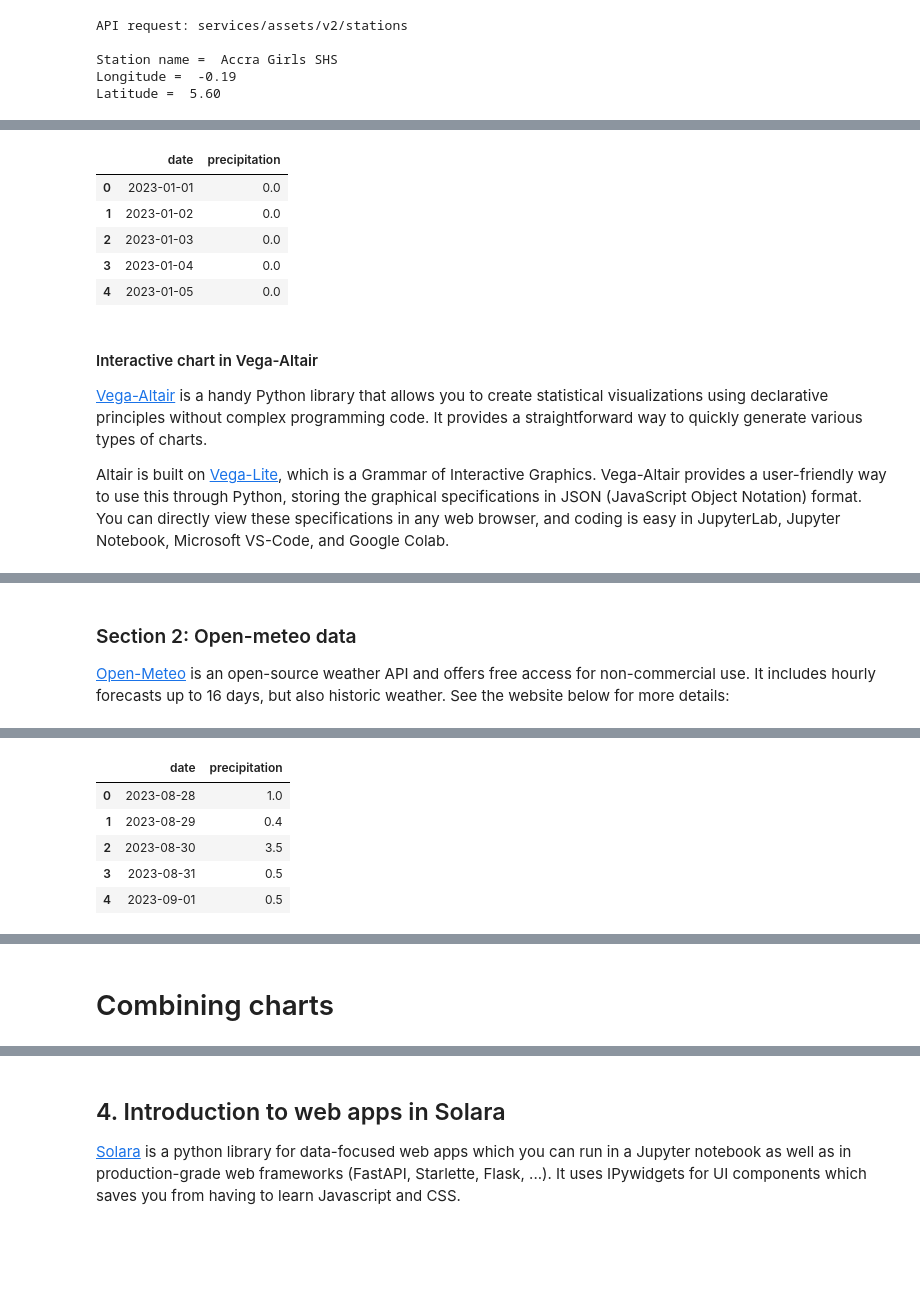
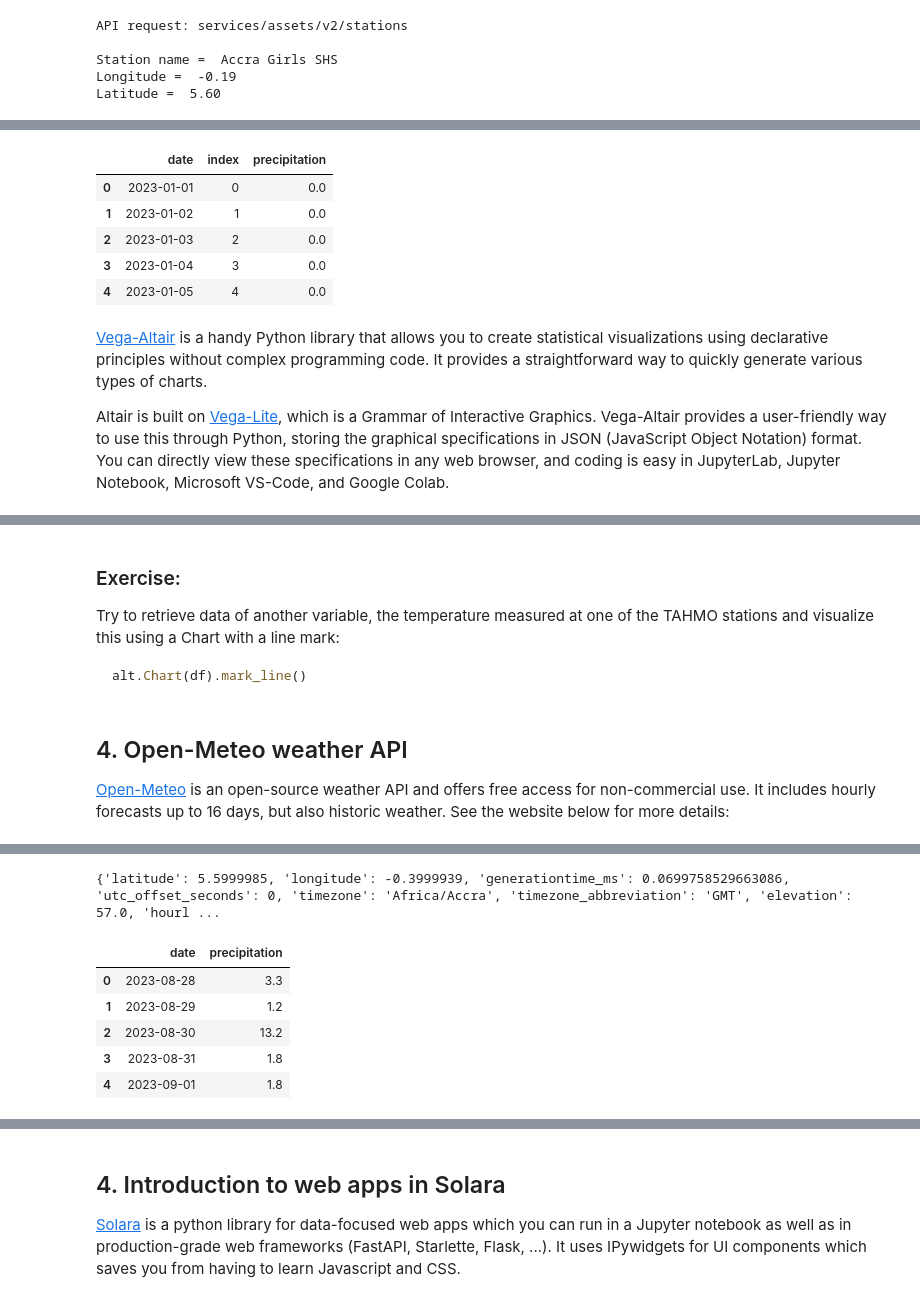
Before and after one commit to tstolp/building-meteorological-dashboards-training, a Jupyter notebook: training-notebook.ipynb, the cells around one changed output, grey strips where cells are left out. Drawn from its saved outputs; the diff is of its cells as text; code cells hidden in the pictures; blank space fills up the shorter version.

````diff
--- a/training-notebook.ipynb
+++ b/training-notebook.ipynb
@@ -181,9 +201,9 @@ startDate = '2023-01-01'
 endDate = '2023-11-22'
 variables = ['pr']
 
-df = api.getMeasurements(station, startDate=startDate, endDate=endDate, variables=variables)
-df.index.name = 'Timestamp'
-df.to_csv('data/timeseries.csv', na_rep='', date_format='%Y-%m-%d %H:%M')
-print('Timeseries saved to file "timeseries.csv"')
+df_tahmo = api.getMeasurements(station, startDate=startDate, endDate=endDate, variables=variables)
+df_tahmo.index.name = 'Timestamp'
+
+df_tahmo.head()
 # %% [output]
 API request: services/measurements/v2/stations/TA00567/measurements/controlled
@@ -201,26 +217,24 @@ df.head()
 # %%
 import pandas as pd
 
-def load_precip_data():
+def process_tahmo_precip_data(df):
     """Load the precipitation data from the TAHMO API and return a pandas dataframe"""
-    df = pd.read_csv("data/timeseries.csv", parse_dates=True, index_col=0).reset_index().rename(columns={"Timestamp" : "date", "pr": "precipitation"})
+    df = df.reset_index().rename(columns={"Timestamp" : "date", "pr": "precipitation"})
+    df['date'] = pd.to_datetime(df['date'])
     df.loc[:,'date'] = df['date'].dt.date
-    df = df.groupby('date').max().reset_index().dropna()
+    df = df.groupby('date').sum().reset_index().dropna()
     return df
 
-df = load_precip_data()
-df.head()
+df_tahmo = process_tahmo_precip_data(df_tahmo)
+df_tahmo.head()
 # %% [output]
-|  | date | precipitation |
-| 0 | 2023-01-01 | 0.0 |
-| 1 | 2023-01-02 | 0.0 |
-| 2 | 2023-01-03 | 0.0 |
-| 3 | 2023-01-04 | 0.0 |
-| 4 | 2023-01-05 | 0.0 |
+|  | date | index | precipitation |
+| 0 | 2023-01-01 | 0 | 0.0 |
+| 1 | 2023-01-02 | 1 | 0.0 |
+| 2 | 2023-01-03 | 2 | 0.0 |
+| 3 | 2023-01-04 | 3 | 0.0 |
+| 4 | 2023-01-05 | 4 | 0.0 |
 # %% [markdown]
-#### Interactive chart in Vega-Altair
-
-
 [Vega-Altair](https://altair-viz.github.io/)  is a handy Python library that allows you to create statistical visualizations using declarative principles without complex programming code. It provides a straightforward way to quickly generate various types of charts.
 
 Altair is built on  [Vega-Lite](https://vega.github.io/vega-lite/), which is a Grammar of Interactive Graphics. Vega-Altair provides a user-friendly way to use this through Python, storing the graphical specifications in JSON (JavaScript Object Notation) format. You can directly view these specifications in any web browser, and coding is easy in JupyterLab, Jupyter Notebook, Microsoft VS-Code, and Google Colab.
@@ -231,3 +245,10 @@ timeseries_tahmo =  alt.Chart(df).mark_bar().encode(x="date", y="precipitation",
 timeseries_tahmo
 # %% [output]
 [interactive output not drawn]
+# %% [markdown]
+### Exercise:
+
+Try to retrieve data of another variable, the temperature measured at one of the TAHMO stations and visualize this using a Chart with a line mark:
+```python
+alt.Chart(df).mark_line()
+```
@@ -234,5 +268,5 @@ timeseries_tahmo
 # %% [markdown]
-### Section 2: Open-meteo data
+## 4. Open-Meteo weather API
 
 [Open-Meteo](https://github.com/open-meteo/open-meteo) is an open-source weather API and offers free access for non-commercial use. It includes hourly forecasts up to 16 days, but also historic weather. See the website below for more details:
 # %%
@@ -273,23 +307,27 @@ data = get_ecmwf_precipitation(lon=station_data['location']['longitude'], lat=st
+# %%
+print(data)
+# %% [output]
+{'latitude': 5.5999985, 'longitude': -0.3999939, 'generationtime_ms': 0.0699758529663086, 'utc_offset_seconds': 0, 'timezone': 'Africa/Accra', 'timezone_abbreviation': 'GMT', 'elevation': 57.0, 'hourl ...
 # %%
-def load_ecmwf_precip_data(data):
+def process_ecmwf_precip_data(data):
     """Load the precipitation data from the Open-Meteo API and return a pandas dataframe"""
     df = pd.DataFrame.from_dict(data['hourly'])
     df['time'] = pd.to_datetime(df['time'])
     df.loc[:,'date'] = df['time'].dt.date
     df['date'] = pd.to_datetime(df['date'])
     df = df[['date', 'precipitation']].dropna()
-    df = df.groupby('date').max().reset_index()# .set_index('date')
+    df = df.groupby('date').sum().reset_index()# .set_index('date')
     return df
 
-df_ecmwf = load_ecmwf_precip_data(data)
+df_ecmwf = process_ecmwf_precip_data(data)
 df_ecmwf.head()
 # %% [output]
 |  | date | precipitation |
-| 0 | 2023-08-28 | 1.0 |
-| 1 | 2023-08-29 | 0.4 |
-| 2 | 2023-08-30 | 3.5 |
-| 3 | 2023-08-31 | 0.5 |
-| 4 | 2023-09-01 | 0.5 |
+| 0 | 2023-08-28 | 3.3 |
+| 1 | 2023-08-29 | 1.2 |
+| 2 | 2023-08-30 | 13.2 |
+| 3 | 2023-08-31 | 1.8 |
+| 4 | 2023-09-01 | 1.8 |
 # %%
 import datetime
 
@@ -305,5 +343,3 @@ chart  = rule + timeseries_ecmwf
 chart.properties(width=1200, height=300).interactive()
 # %% [output]
 [interactive output not drawn]
-# %% [markdown]
-# Combining charts
````
Also changed, not shown: parts of 28 cells of this notebook, 2 other files.
